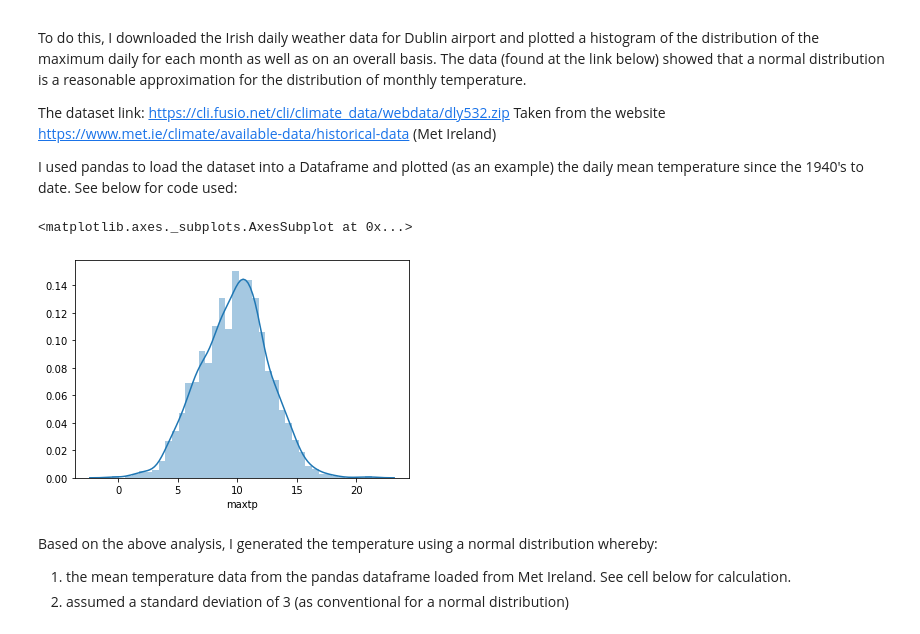
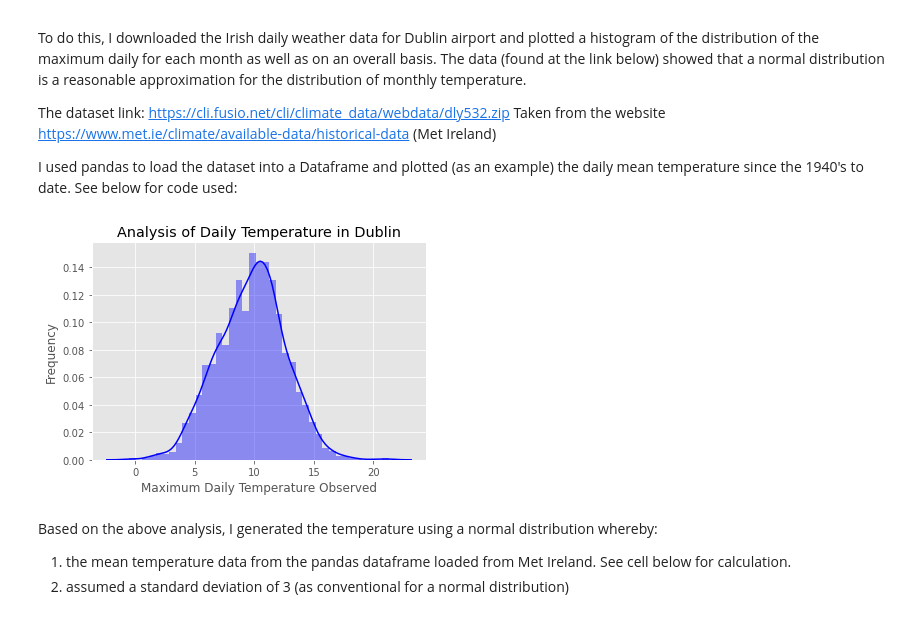
Before and after one commit to dssheldon/ProgDA-Project-SDS, a Jupyter notebook: ProgDA-Project-SDS.ipynb, the cells around one changed output. Drawn from its saved outputs; the diff is of its cells as text; code cells hidden in the pictures.

```diff
--- a/ProgDA-Project-SDS.ipynb
+++ b/ProgDA-Project-SDS.ipynb
@@ -159,18 +159,21 @@ I used pandas to load the dataset into a Dataframe and plotted (as an example) t
 # %%
 import pandas as pd
 import datetime
 import seaborn as sns
 import matplotlib.pyplot as plt
+plt.style.use('ggplot')
 
 df = pd.read_csv("dly532.csv", skiprows=25)
 df['newdate'] = pd.to_datetime(df['date'])
 df_hist = df[(pd.DatetimeIndex(df['newdate']).month == 3)]['maxtp'] #Adapted from (https://stackoverflow.com/questions/25146121/extracting-just-month-and-year-separately-from-pandas-datetime-column)
 
 
-sns.distplot(df_hist)
+temp_data = sns.distplot(df_hist, color = 'blue')
+temp_data.set(xlabel="Maximum Daily Temperature Observed", ylabel = "Frequency", title="Analysis of Daily Temperature in Dublin")
+
+plt.show()
 # %% [output]
-<matplotlib.axes._subplots.AxesSubplot at 0x...>
-[figure, old version]
+[figure, new version]
 # %% [markdown]
 Based on the above analysis, I generated the temperature using a normal distribution whereby:
 1. the mean temperature data from the pandas dataframe loaded from Met Ireland. See cell below for calculation.
```
Also changed, not shown: parts of 9 cells of this notebook.
